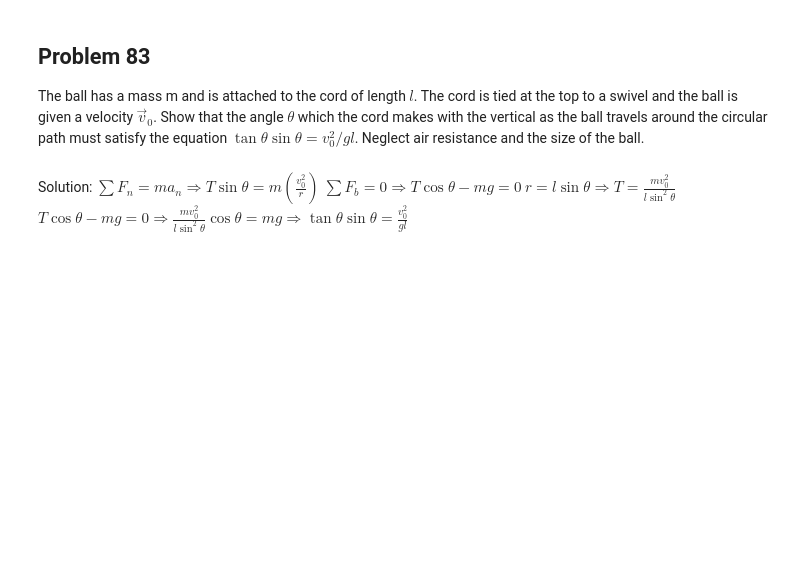
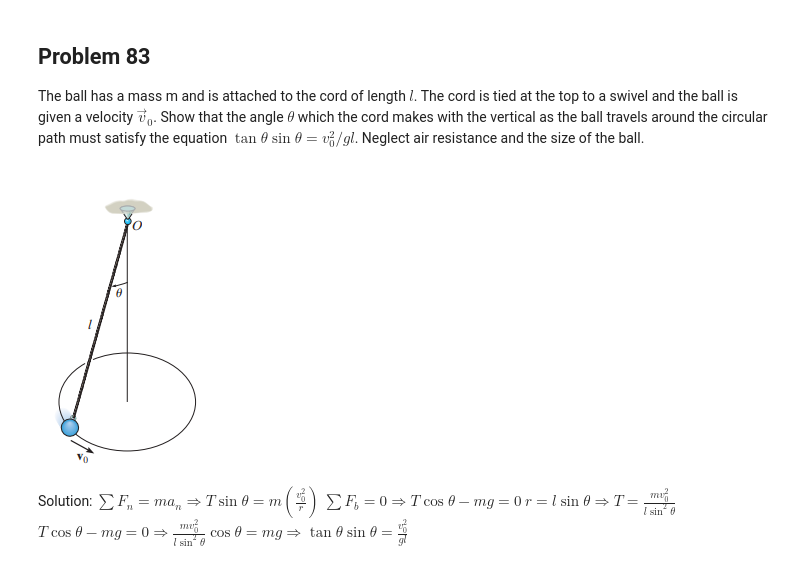
Before and after one commit to michaelhotchkiss/Dynamics, a Jupyter notebook: Chapter 13 - Kinematics of a Particle Force and Acceleration.ipynb, the cells around one changed output. Saved outputs shown, nothing was run; the diff lists cells and outputs as text; code cells hidden in the pictures; blank space fills up the shorter version.

```diff
--- a/Chapter 13 - Kinematics of a Particle Force and Acceleration.ipynb
+++ b/Chapter 13 - Kinematics of a Particle Force and Acceleration.ipynb
@@ -161,6 +171,11 @@ given a velocity $\vec v_0$. Show that the angle $\theta$ which the cord
 makes with the vertical as the ball travels around the
 circular path must satisfy the equation $\tan \theta \sin \theta = v_0^2/gl$.
 Neglect air resistance and the size of the ball.
+# %%
+from IPython.display import Image
+Image("pictures/dynamics_13_83.png")
+# %% [output]
+[figure, added]
 # %% [markdown]
 Solution:
 $\sum F_n = m a_n \Rightarrow T \sin \theta = m (\frac{v_0^2}{r})$
```
Also changed, not shown: parts of 5 cells of this notebook, 6 other files.
